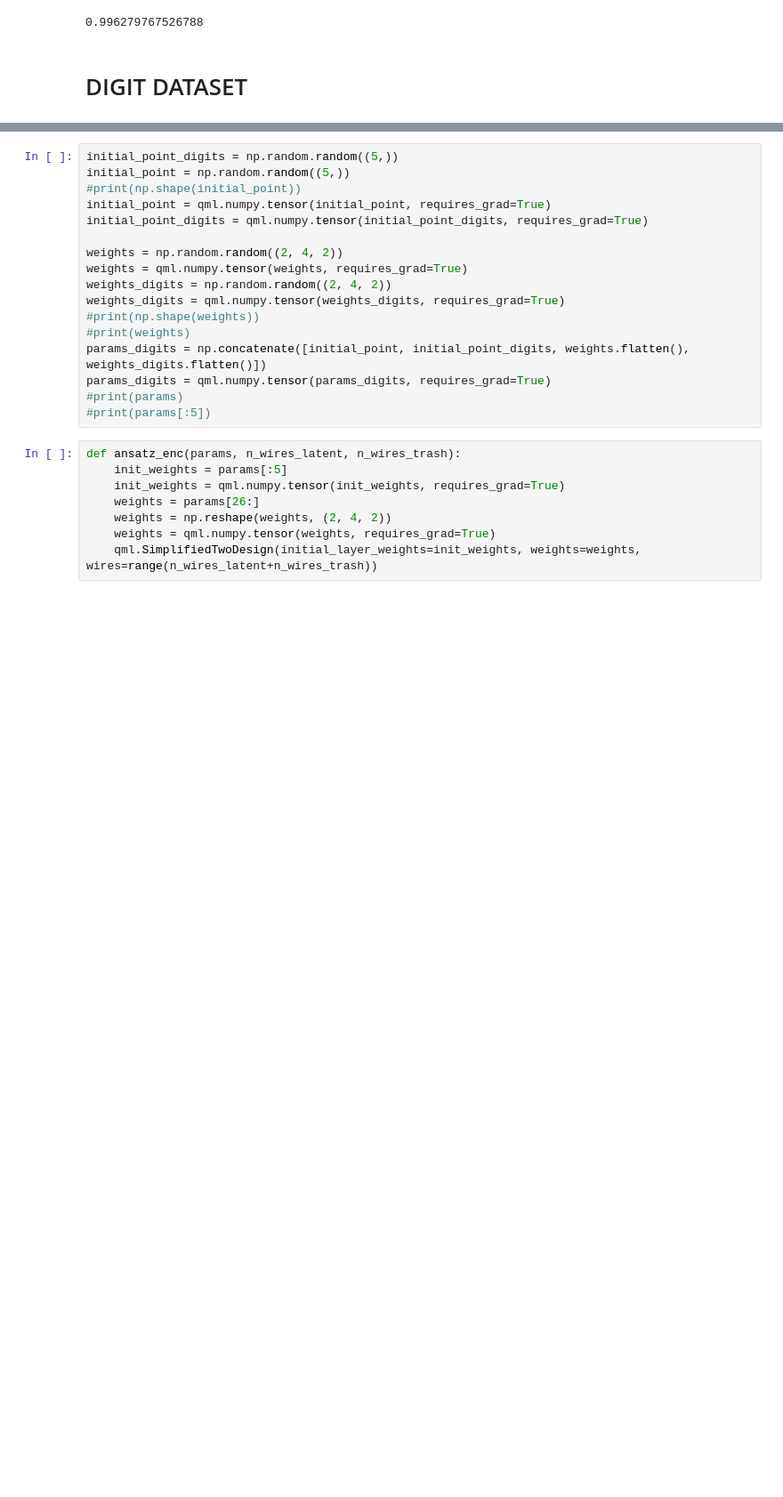
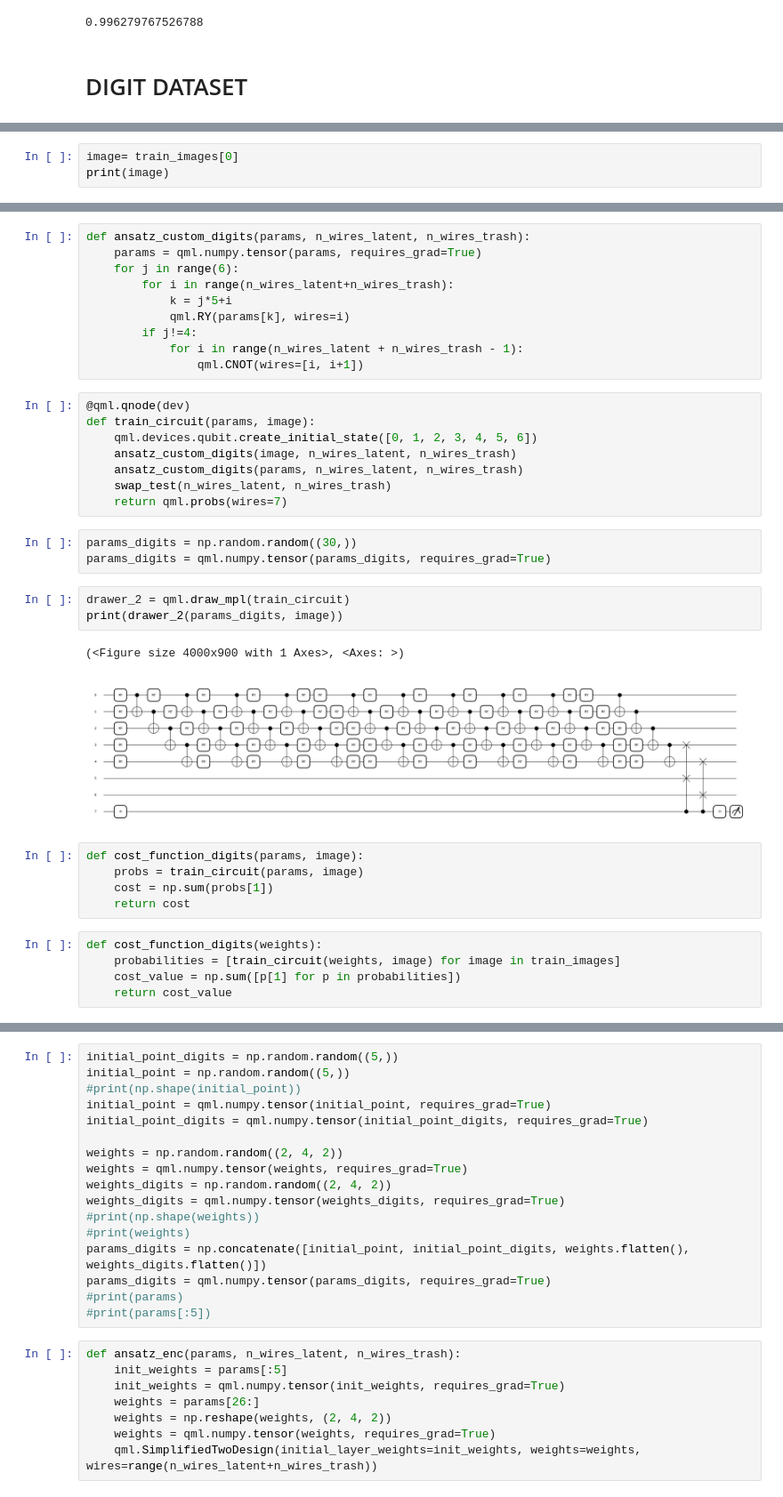
Before and after one commit to EdoardoZappia/Quantum_Autoencoder_PML_Exam, a Jupyter notebook: quantum_autoencoder.ipynb, the cells around one changed output, grey strips where cells are left out. Shown at 89% size. Cells and saved outputs as stored; diff of their text form; blank space fills up the shorter version.

```diff
--- a/quantum_autoencoder.ipynb
+++ b/quantum_autoencoder.ipynb
@@ -295,0 +296,3 @@ train_images, __ = get_dataset_digits(2)
+# %%
+image= train_images[0]
+print(image)
@@ -295,0 +308,37 @@ train_images, __ = get_dataset_digits(2)
+# %%
+def ansatz_custom_digits(params, n_wires_latent, n_wires_trash):
+    params = qml.numpy.tensor(params, requires_grad=True)
+    for j in range(6):
+        for i in range(n_wires_latent+n_wires_trash):
+            k = j*5+i
+            qml.RY(params[k], wires=i)
+        if j!=4:
+            for i in range(n_wires_latent + n_wires_trash - 1):
+                qml.CNOT(wires=[i, i+1])
+# %%
+@qml.qnode(dev)
+def train_circuit(params, image):
+    qml.devices.qubit.create_initial_state([0, 1, 2, 3, 4, 5, 6])
+    ansatz_custom_digits(image, n_wires_latent, n_wires_trash)
+    ansatz_custom_digits(params, n_wires_latent, n_wires_trash)
+    swap_test(n_wires_latent, n_wires_trash)
+    return qml.probs(wires=7)
+# %%
+params_digits = np.random.random((30,))
+params_digits = qml.numpy.tensor(params_digits, requires_grad=True)
+# %%
+drawer_2 = qml.draw_mpl(train_circuit)
+print(drawer_2(params_digits, image))
+# %% [output]
+(<Figure size 4000x900 with 1 Axes>, <Axes: >)
+[figure, added]
+# %%
+def cost_function_digits(params, image):
+    probs = train_circuit(params, image)
+    cost = np.sum(probs[1])
+    return cost
+# %%
+def cost_function_digits(weights):
+    probabilities = [train_circuit(weights, image) for image in train_images]
+    cost_value = np.sum([p[1] for p in probabilities])
+    return cost_value
```
Also changed, not shown: parts of 5 cells of this notebook.
